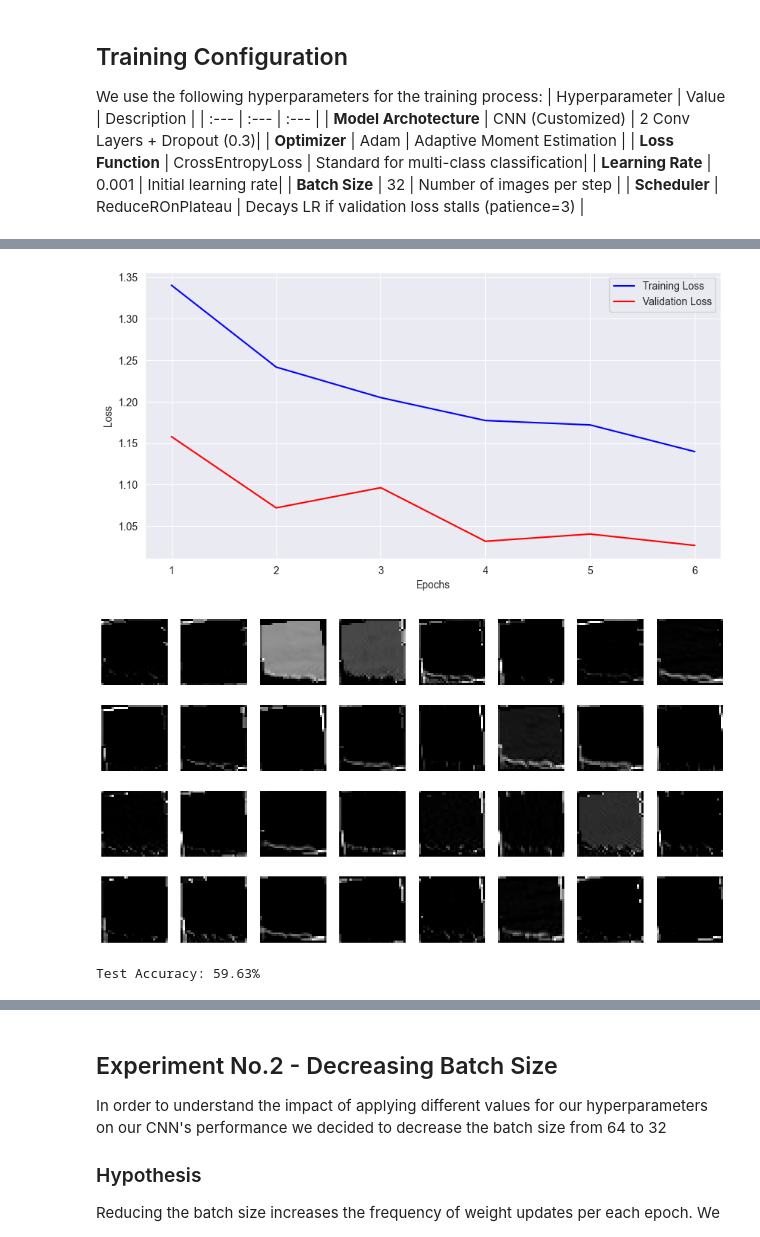
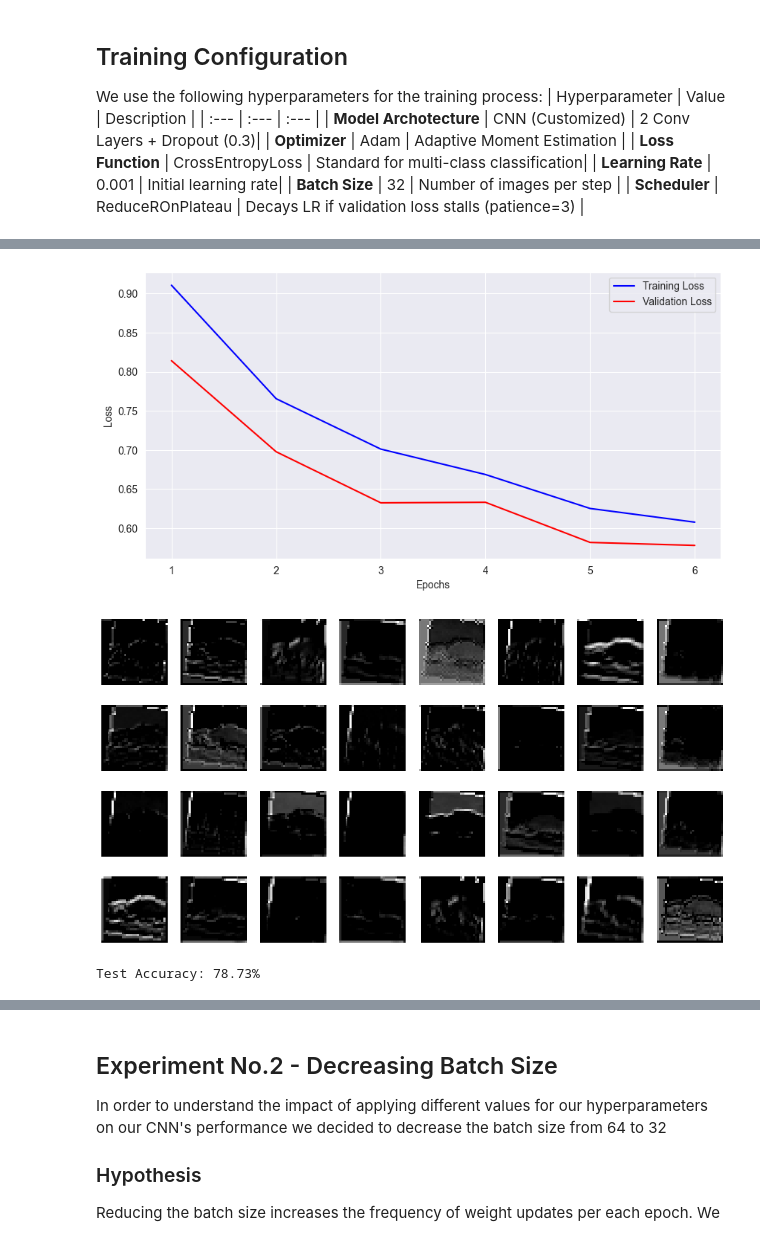
Before and after one commit to DanielaSlavutin/deep-learning-homework-and-assignments, a Jupyter notebook: intel_imgs_miniproject.ipynb, the cells around one changed output, grey strips where cells are left out. Drawn from its saved outputs; the diff is of its cells as text; code cells hidden in the pictures.

```diff
--- a/intel_imgs_miniproject.ipynb
+++ b/intel_imgs_miniproject.ipynb
@@ -31,8 +44,19 @@ We used the `torchvision.dataset.ImageFolder` class to make the data loading pro
 1. **Automate Labeling:** Automatically infer class labels based on the folder names.
 2. **Apply Transformations:** Seamlessly integrate the preprocessing and augmentation pipeline.
 # %%
-# Define transformations
-transform = transforms.Compose([
+# Defining train transformations
+transform_train = transforms.Compose([
+    transforms.Resize((32, 32)),
+    transforms.RandomHorizontalFlip(),
+    transforms.RandomCrop(32,padding=4),
+    transforms.RandomRotation(15),
+    transforms.ColorJitter(brightness=0.2, contrast=0.2),
+    transforms.ToTensor(),
+    transforms.Normalize((0.5, 0.5, 0.5), (0.5, 0.5, 0.5))
+])
+
+# Defining test transformations
+transform_test = transforms.Compose([
     transforms.Resize((32, 32)),
     transforms.ToTensor(),
     transforms.Normalize((0.5, 0.5, 0.5), (0.5, 0.5, 0.5))
@@ -40,8 +64,8 @@ transform = transforms.Compose([
 # %%
 from torchvision.datasets import ImageFolder
 
-train_dataset = ImageFolder(root="intel_image_dataset/seg_train", transform=transform)
-test_dataset = ImageFolder(root="intel_image_dataset/seg_test", transform=transform)
+train_dataset = ImageFolder(root="intel_image_dataset/seg_train", transform=transform_train)
+test_dataset = ImageFolder(root="intel_image_dataset/seg_test", transform=transform_test)
 
 # Create DataLoader for batching
 train_loader = DataLoader(train_dataset, batch_size=64, shuffle=True)
@@ -208,16 +232,6 @@ We use the following hyperparameters for the training process:
 | **Batch Size** | 32 | Number of images per step |
 | **Scheduler** | ReduceROnPlateau | Decays LR if validation loss stalls (patience=3) |
 # %%
-transform_train = transforms.Compose([
-    transforms.RandomHorizontalFlip(),
-    transforms.RandomCrop(32,4),
-    transforms.RandomRotation(15),
-    transforms.ColorJitter(brightness=0.2, contrast=0.2),
-    transforms.ToTensor(),
-    transforms.Normalize((0.5, 0.5, 0.5), (0.5, 0.5, 0.5))
-])
-
-
 # Initialize the model, loss function, and optimizer
 model = IntelImgCNN()
 criterion = nn.CrossEntropyLoss()
@@ -277,4 +291,4 @@ Epoch 13/12, Train Loss: 1.1399, Val Loss: 1.0268
-[figure, old version]
+[figure, new version]
 # %%
 def visualize_feature_maps(image, model):
     x = image.unsqueeze(0)
@@ -296,7 +310,7 @@ def visualize_feature_maps(image, model):
 sample_image, _ = train_dataset[0]
 visualize_feature_maps(sample_image, model)
 # %% [output]
-[figure, old version]
+[figure, new version]
 # %%
 # Test the model
 correct = 0
@@ -317,7 +331,7 @@ with torch.no_grad():
 accuracy = 100 * correct / total
 print(f"Test Accuracy: {accuracy:.2f}%")
 # %% [output]
-Test Accuracy: 59.63%
+Test Accuracy: 78.73%
 # %%
 conf_mat = confusion_matrix(all_labels, all_preds)
 plt.figure(figsize=(10,8))
```
Also changed, not shown: parts of 15 cells of this notebook.
